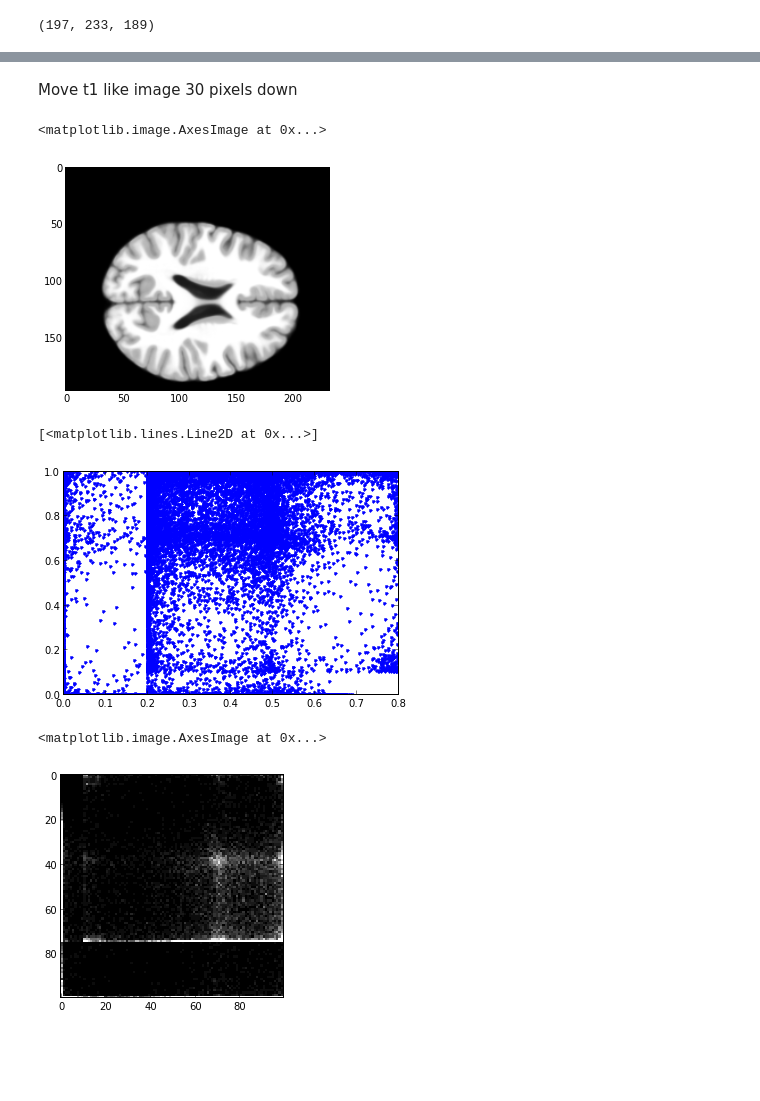
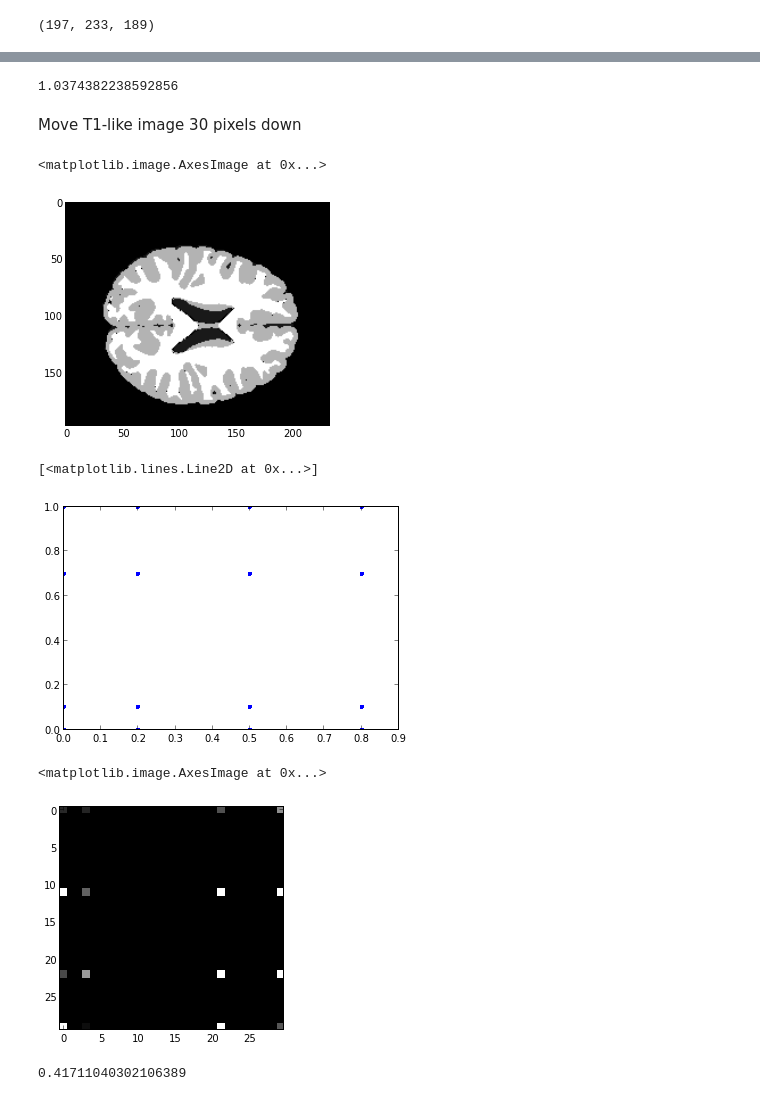
Before and after one commit to practical-neuroimaging/pna-notebooks, a Jupyter notebook: mutual_information_example.ipynb, the cells around one changed output, grey strips where cells are left out. Cells and saved outputs as stored; diff of their text form; code cells hidden in the pictures; blank space fills up the shorter version.

Commit message:
Update mutual information calculation

```diff
--- a/mutual_information_example.ipynb
+++ b/mutual_information_example.ipynb
@@ -28,9 +28,9 @@ csf_data.shape
 # %% [output]
 (197, 233, 189)
 # %%
-mid_gm = gm_data[:, :, 94]
-mid_wm = wm_data[:, :, 94]
-mid_csf = csf_data[:, :, 94]
+mid_gm = gm_data[:, :, 94] > 0.5
+mid_wm = wm_data[:, :, 94] > 0.5
+mid_csf = csf_data[:, :, 94] > 0.5
 # %%
 plt.imshow(np.hstack((mid_gm, mid_wm, mid_csf)), cmap="gray")
 # %% [output]
@@ -63,20 +83,28 @@ plt.imshow(np.flipud(np.clip(hgram_registered, 0, 20)), cmap='gray', interpolati
+# %%
+mutual_information(hgram_registered)
+# %% [output]
+1.0374382238592856
 # %% [markdown]
-Move t1 like image 30 pixels down
+Move T1-like image 30 pixels down
 # %%
 t1_like_moved = np.zeros_like(t1_like)
-t1_like_moved[20:, :] = t1_like[:-20, :]
+t1_like_moved[10:, :] = t1_like[:-10, :]
 plt.imshow(t1_like_moved, cmap="gray")
 # %% [output]
 <matplotlib.image.AxesImage at 0x...>
-[figure, old version]
+[figure, new version]
 # %%
 plt.plot(t2_like.ravel(), t1_like_moved.ravel(), '.')
 # %% [output]
 [<matplotlib.lines.Line2D at 0x...>]
-[figure, old version]
+[figure, new version]
 # %%
-hgram_off, x_edges, y_edges = np.histogram2d(t2_like.ravel(), t1_like_moved.ravel(), 100)
-plt.imshow(np.flipud(np.clip(hgram_off, 0, 20)), cmap='gray', interpolation='nearest')
+hgram_off, x_edges, y_edges = np.histogram2d(t2_like.ravel(), t1_like_moved.ravel(), 30)
+plt.imshow(np.flipud(np.clip(hgram_off, 0, 1000)), cmap='gray', interpolation='nearest')
 # %% [output]
 <matplotlib.image.AxesImage at 0x...>
-[figure, old version]
+[figure, new version]
+# %%
+mutual_information(hgram_off)
+# %% [output]
+0.41711040302106389
```
Also changed, not shown: parts of 7 cells of this notebook.
